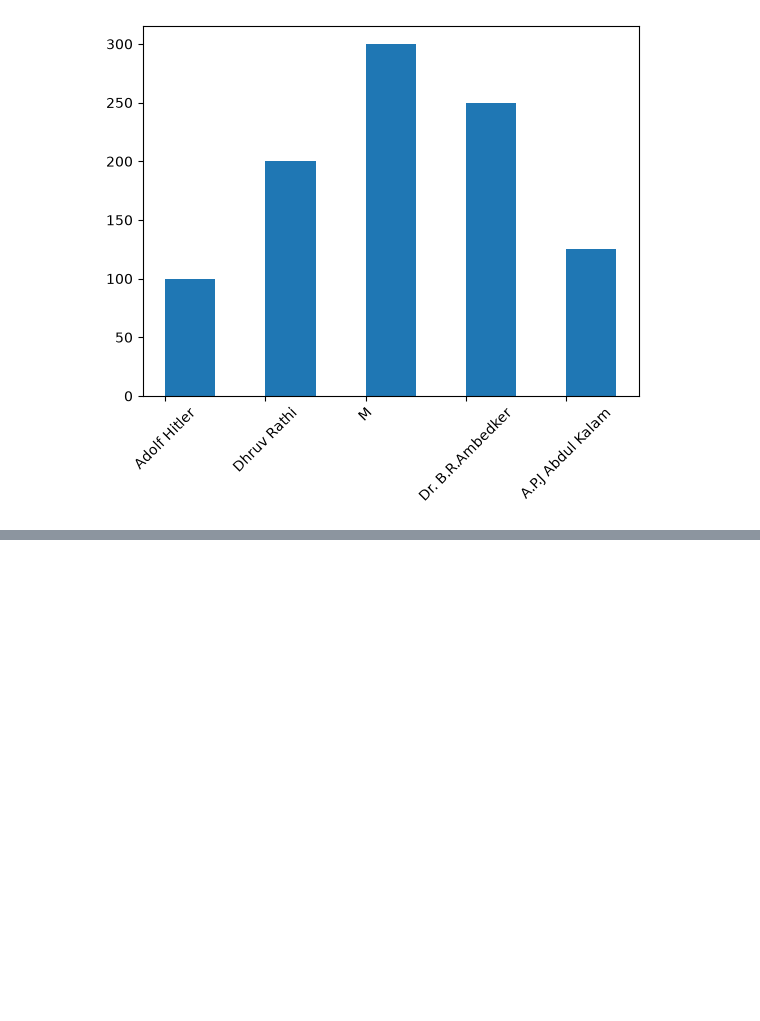
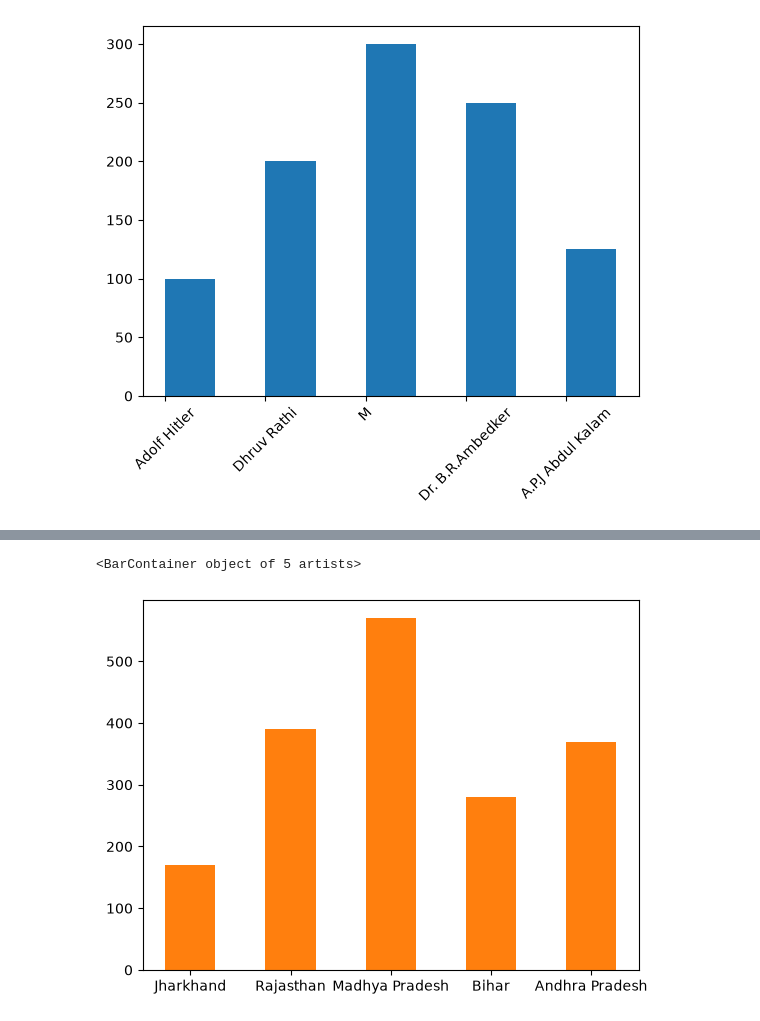
Before and after one commit to Anuragpathak08/Data-analysis-m3, a Jupyter notebook: tut06_matplotlib/tut004.ipynb, the cells around one changed output, grey strips where cells are left out. Drawn from its saved outputs; the diff is of its cells as text; code cells hidden in the pictures; blank space fills up the shorter version.

```diff
--- a/tut06_matplotlib/tut004.ipynb
+++ b/tut06_matplotlib/tut004.ipynb
@@ -11,3 +11,30 @@ plt.xticks(rotation = 45)
 plt.show()
 # %% [output]
 [figure]
+# %%
+data = {
+    "State": [
+        "Mizoram", "Kerala", "Nagaland", "Meghalaya", "Goa", "Manipur",
+        "Himachal Pradesh", "Maharashtra", "Assam", "Tamil Nadu", "Haryana",
+        "Gujarat", "Punjab", "Karnataka", "West Bengal", "Odisha",
+        "Chhattisgarh", "Uttar Pradesh", "Telangana", "Jharkhand",
+        "Rajasthan", "Madhya Pradesh", "Bihar", "Andhra Pradesh"
+    ],
+    "Literacy_Rate_Pct": [
+        99.8, 95.6, 94.5, 93.0, 92.9, 92.3,
+        88.8, 87.3, 87.0, 85.5, 84.8,
+        84.6, 83.4, 82.7, 82.6, 79.0,
+        78.5, 78.2, 76.9, 76.7,
+        75.8, 75.2, 74.3, 72.6
+    ],
+    "Total_Crime_Rate_Per_Lakh": [
+        326.3, 1631.2, 84.9, 105.2, 230.0, 627.8,
+        255.0, 470.4, 215.0, 701.4, 740.0,
+        760.0, 240.0, 315.8, 180.0, 430.0,
+        390.0, 335.0, 481.6, 170.0,
+        390.4, 570.3, 280.0, 370.0
+    ],
+}
+
+df = pd.DataFrame(data)
+df
@@ -13,0 +59,9 @@ plt.show()
+# %%
+t_5 = df[:5]
+b_5 = df[-5:]
+# %%
+plt.bar(b_5['State'], b_5['Literacy_Rate_Pct'], width=0.5)
+plt.bar(b_5['State'], b_5['Total_Crime_Rate_Per_Lakh'], width=0.5)
+# %% [output]
+<BarContainer object of 5 artists>
+[figure, added]
```
Also changed, not shown: parts of 2 cells of this notebook.
